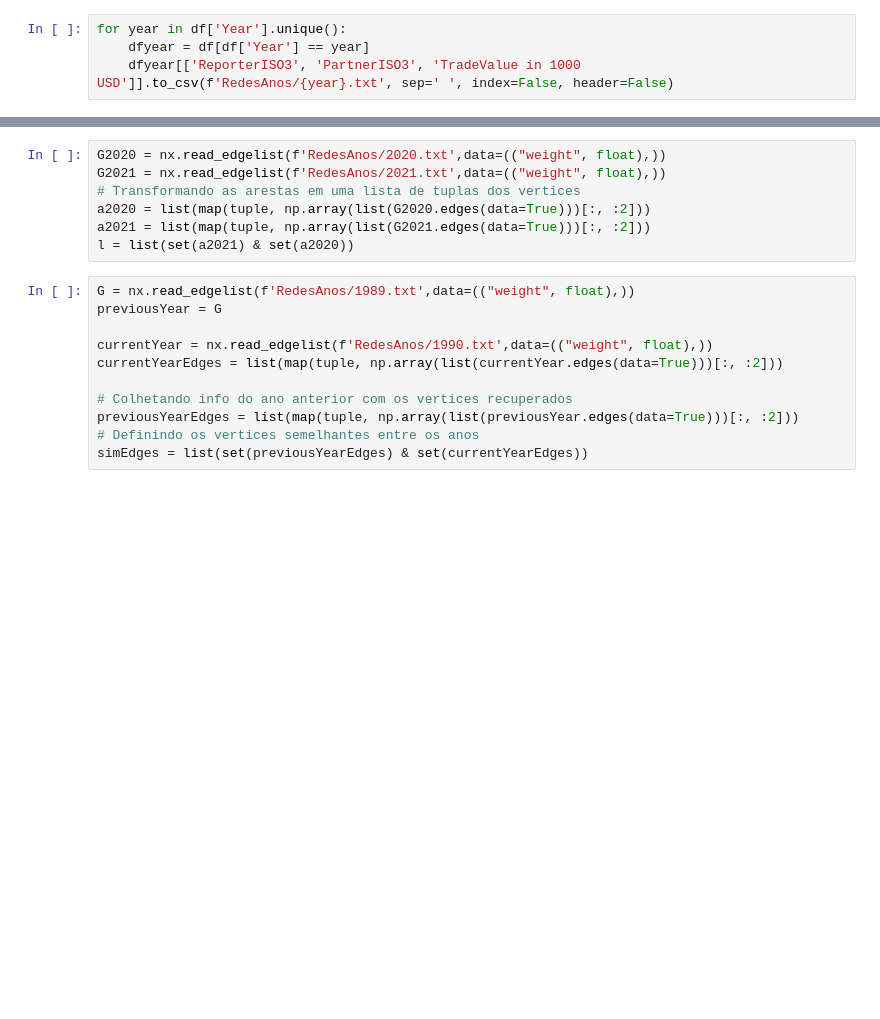
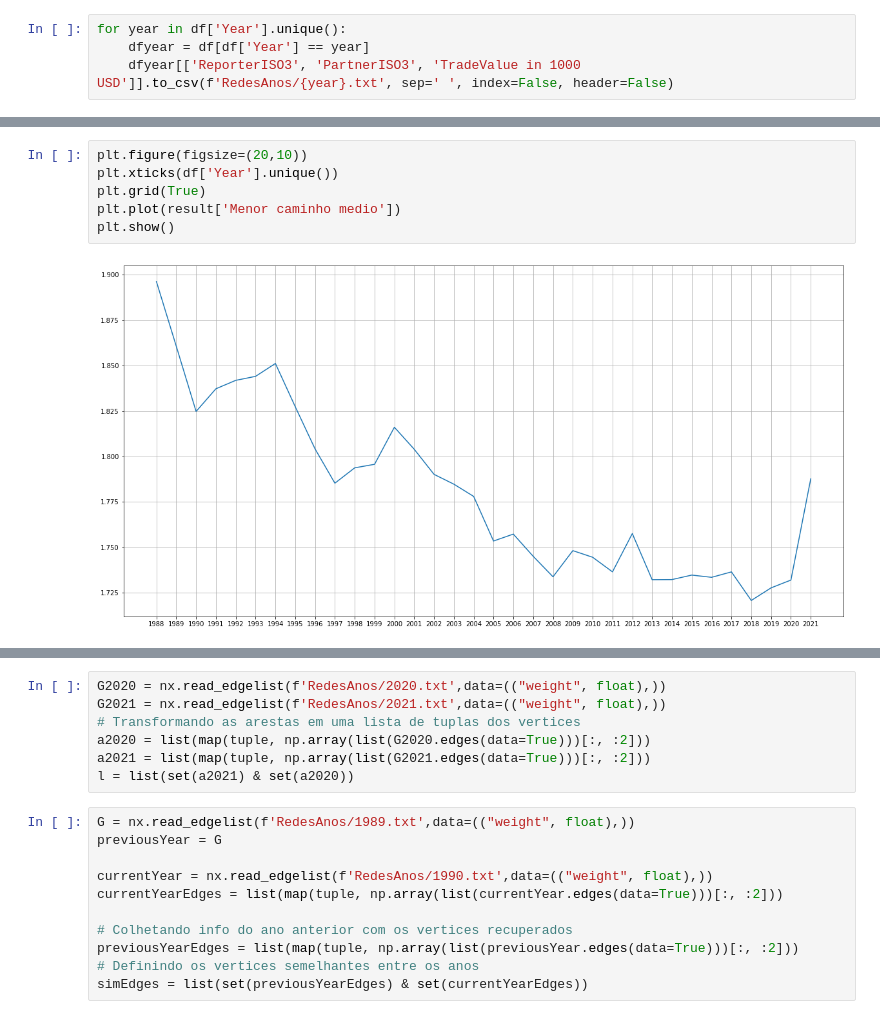
Before and after one commit to ImagineDogs/Crises_Economicas_Redes_Complexas, a Jupyter notebook: Projeto.ipynb, the cells around one changed output, grey strips where cells are left out. Cells and saved outputs as stored; diff of their text form; blank space fills up the shorter version.

```diff
--- a/Projeto.ipynb
+++ b/Projeto.ipynb
@@ -97,0 +173,8 @@ entropia do grau, média do eigenvector centrality, modularidade etc.
+# %%
+plt.figure(figsize=(20,10))
+plt.xticks(df['Year'].unique())
+plt.grid(True)
+plt.plot(result['Menor caminho medio'])
+plt.show()
+# %% [output]
+[figure, added]
```
Also changed, not shown: parts of 27 cells of this notebook, 1 other file.
